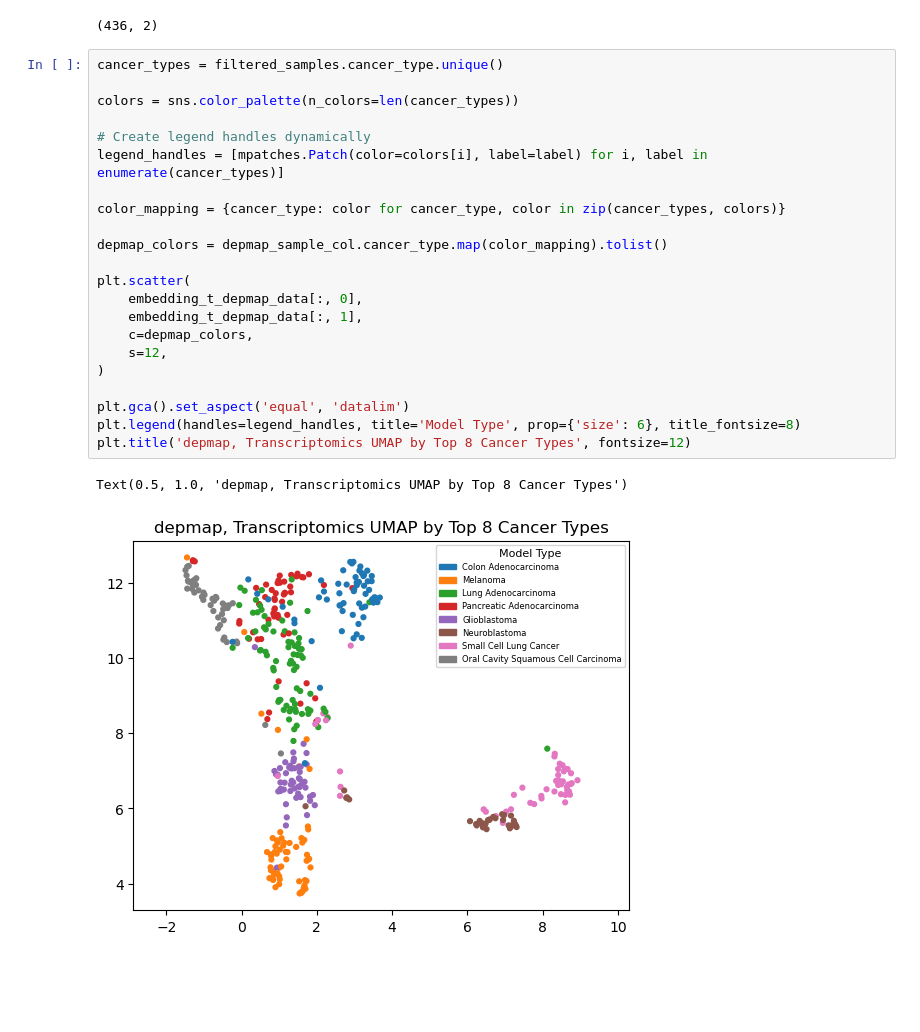
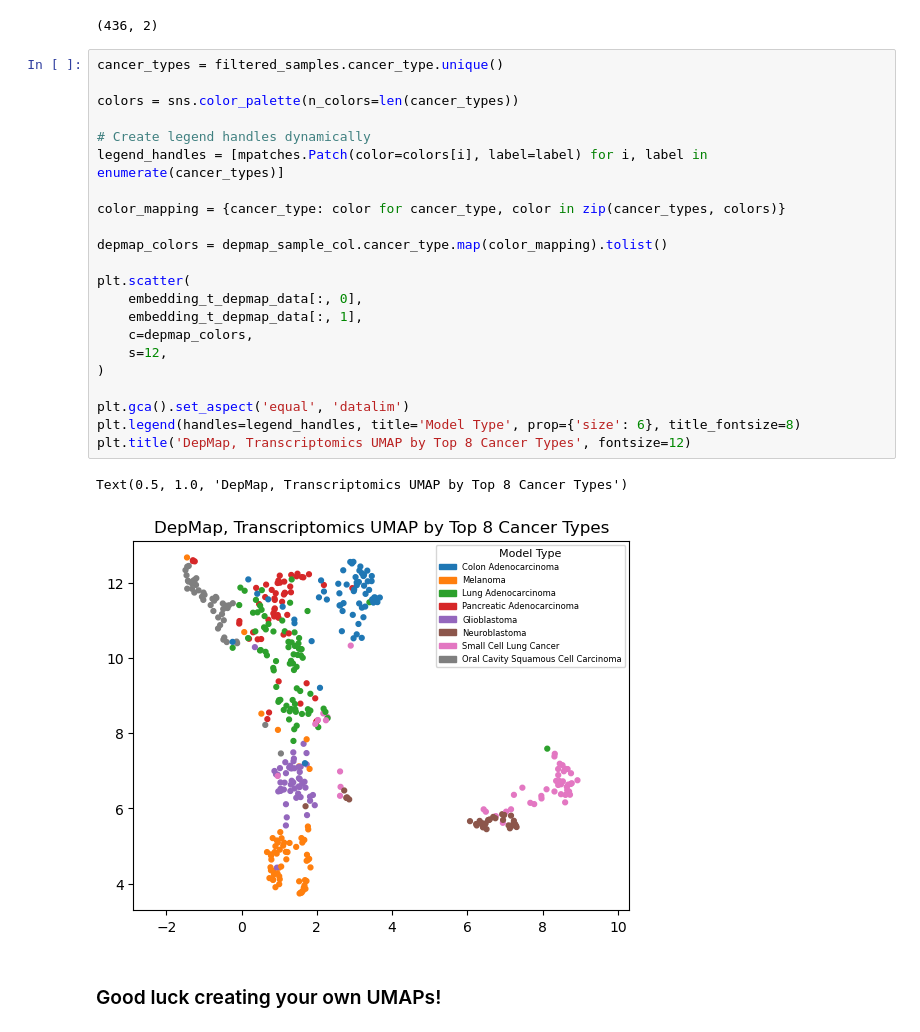
Before and after one commit to PNNL-CompBio/coderdata, a Jupyter notebook: tutorials/Data_Exploration_UMAP_Tutorial.ipynb, the cells around one changed output. Saved outputs shown, nothing was run; the diff lists cells and outputs as text; blank space fills up the shorter version.

Commit message:
Slight updates to UMAP tutorial

```diff
--- a/tutorials/Data_Exploration_UMAP_Tutorial.ipynb
+++ b/tutorials/Data_Exploration_UMAP_Tutorial.ipynb
@@ -341,25 +344,27 @@ transcriptomics successfully converted to wide format
 # %%
 cancer_types = filtered_samples.cancer_type.unique()
 
 colors = sns.color_palette(n_colors=len(cancer_types))
 
 # Create legend handles dynamically
 legend_handles = [mpatches.Patch(color=colors[i], label=label) for i, label in enumerate(cancer_types)]
 
 color_mapping = {cancer_type: color for cancer_type, color in zip(cancer_types, colors)}
 
 depmap_colors = depmap_sample_col.cancer_type.map(color_mapping).tolist()
 
 plt.scatter(
     embedding_t_depmap_data[:, 0],
     embedding_t_depmap_data[:, 1],
     c=depmap_colors,
     s=12,
 )
 
 plt.gca().set_aspect('equal', 'datalim')
 plt.legend(handles=legend_handles, title='Model Type', prop={'size': 6}, title_fontsize=8)
-plt.title('depmap, Transcriptomics UMAP by Top 8 Cancer Types', fontsize=12)
+plt.title('DepMap, Transcriptomics UMAP by Top 8 Cancer Types', fontsize=12)
 # %% [output]
-Text(0.5, 1.0, 'depmap, Transcriptomics UMAP by Top 8 Cancer Types')
+Text(0.5, 1.0, 'DepMap, Transcriptomics UMAP by Top 8 Cancer Types')
-[figure, old version]
+[figure, new version]
+# %% [markdown]
+### Good luck creating your own UMAPs!
```
Also changed, not shown: parts of 1 cell of this notebook.
